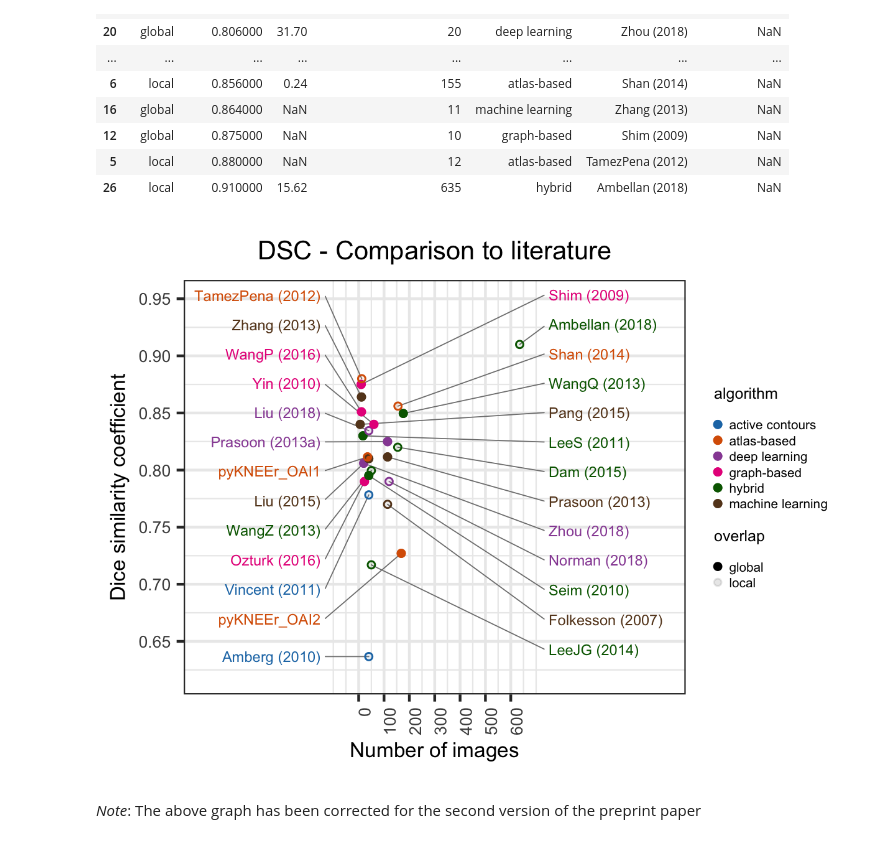
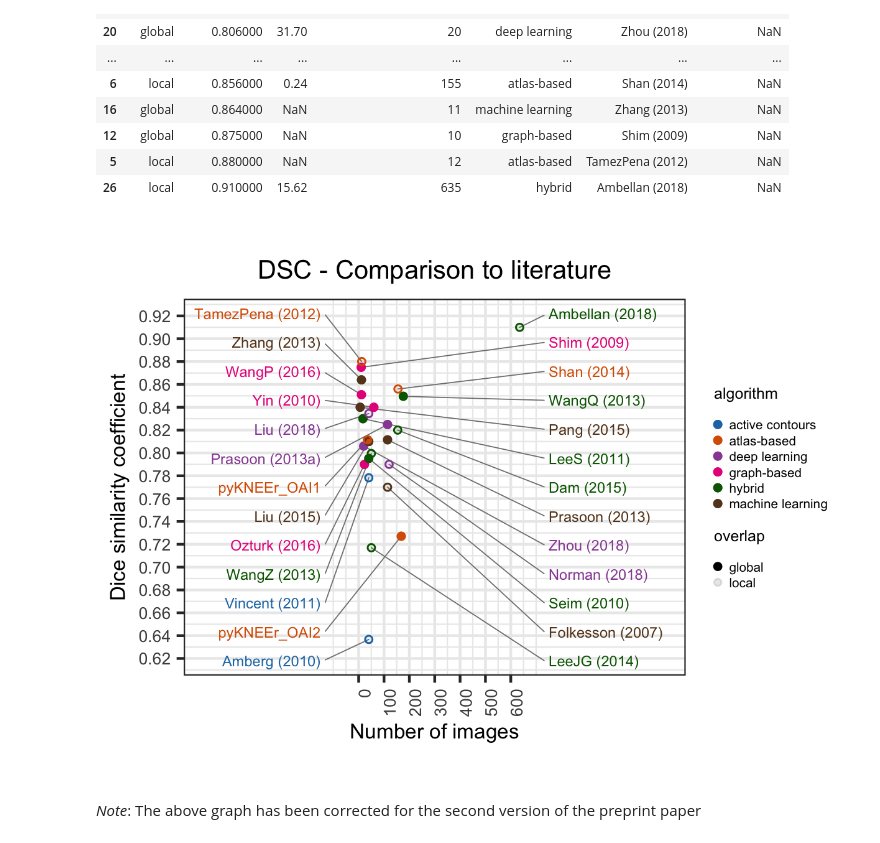
Before and after one commit to sbonaretti/pyKNEEr, a Jupyter notebook: publication/data/data_analysis.ipynb, the cells around one changed output. Cells and saved outputs as stored; diff of their text form; code cells hidden in the pictures.

```diff
--- a/publication/data/data_analysis.ipynb
+++ b/publication/data/data_analysis.ipynb
@@ -266,7 +266,7 @@ library(ggrepel)
 seq(1,10,2)
 plot_coeff <- (ggplot(coeff, aes(x=n_of_subjects_validation, y=dice_average, color=algorithm, label = bibtex_id)) +
                # graph ratio and limits
-               coord_fixed(ratio = 4500, xlim = c(-600,1200), ylim = c(0.62,0.95)) +
+               coord_fixed(ratio = 4500, xlim = c(-600,1200), ylim = c(0.62,0.92)) +
                # authors' names
                geom_text_repel(data          = coeff[seq(1,nrow(coeff),2),],
                                size          = 2,
@@ -291,35 +291,35 @@ plot_coeff <- (ggplot(coeff, aes(x=n_of_subjects_validation, y=dice_average, col
                geom_point(aes(color=algorithm, fill=algorithm, alpha=as.character(overlap)), size=1) +
                scale_alpha_manual(values=c("global"=1, "local"=0.1)) + # different alpha based on overlap
                geom_point(size=1, shape=21) + # used to overlap the original points that got transparent because of overlap's alpha; shape 1 is an empty circle
                # color palette
                scale_colour_manual(values = c("#1f78b4", "#d95f02", "#984ea3","#e7298a", "#006400", "#654321" )) + # modified from Dark2
                # background
                theme_bw() + # white background with grid lines
                # axis
                xlab("Number of images") +
                ylab("Dice similarity coefficient") +
                theme(text = element_text(size=label_font_size),
                     axis.text.x = element_text(angle = 90, hjust = 1)
                     ) +
                scale_x_continuous(breaks = seq(0, 650, by=100)) +
-               scale_y_continuous(breaks = seq(0.65, 0.95, by=0.05)) +
+               scale_y_continuous(breaks = seq(0.62, 0.92, by=0.02)) +
                # title
                ggtitle("DSC - Comparison to literature") +
                theme(plot.title = element_text(size=title_font_size, hjust = 0.5)) +  # title font size + title to center
                # legend
                theme(#legend.position  = c(0.82, 0.35), # position inside graph
                      legend.title     = element_text(size=legend_title_font_size), # title font size
                      legend.text      = element_text(size=legend_font_size),       # text font size
                      legend.key.size  = unit(0.015,"in"),                          # legend size
                      legend.margin    = margin(0,0,0,0, unit="cm"),                # legend margin
                      legend.spacing.y = unit(0.2, "cm")) +                         # spacing between the two legends
                labs(alpha="overlap")                                               # change title of legend "overlap" (it was as.character(overlap))
                )
 
 # display plot
 plot_coeff
 # %% [output]
-[figure, old version]
+[figure, new version]
 # %% [markdown]
 *Note*: The above graph has been corrected for the second version of the preprint paper
 # %% [markdown]
```
Also changed, not shown: parts of 1 cell of this notebook.
